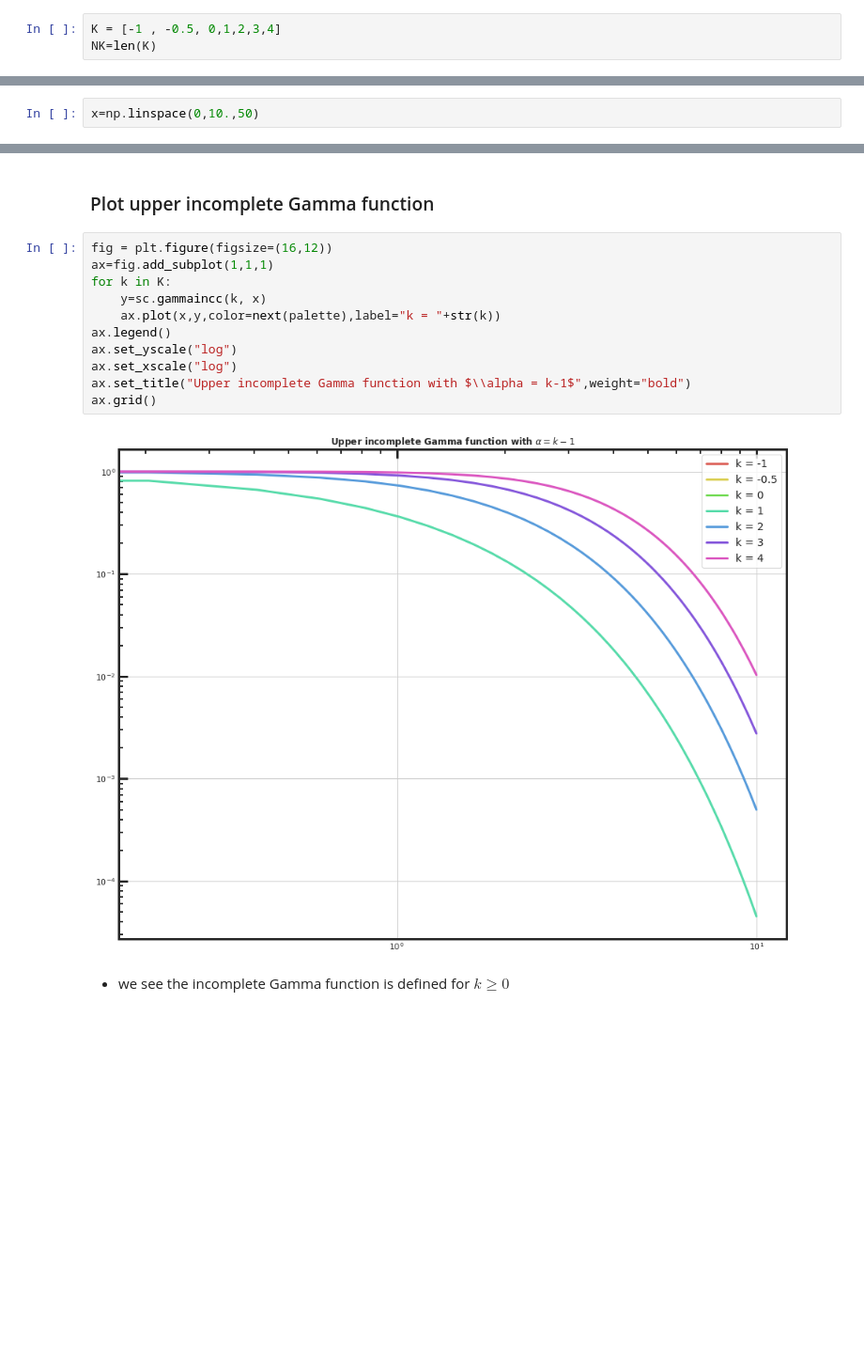
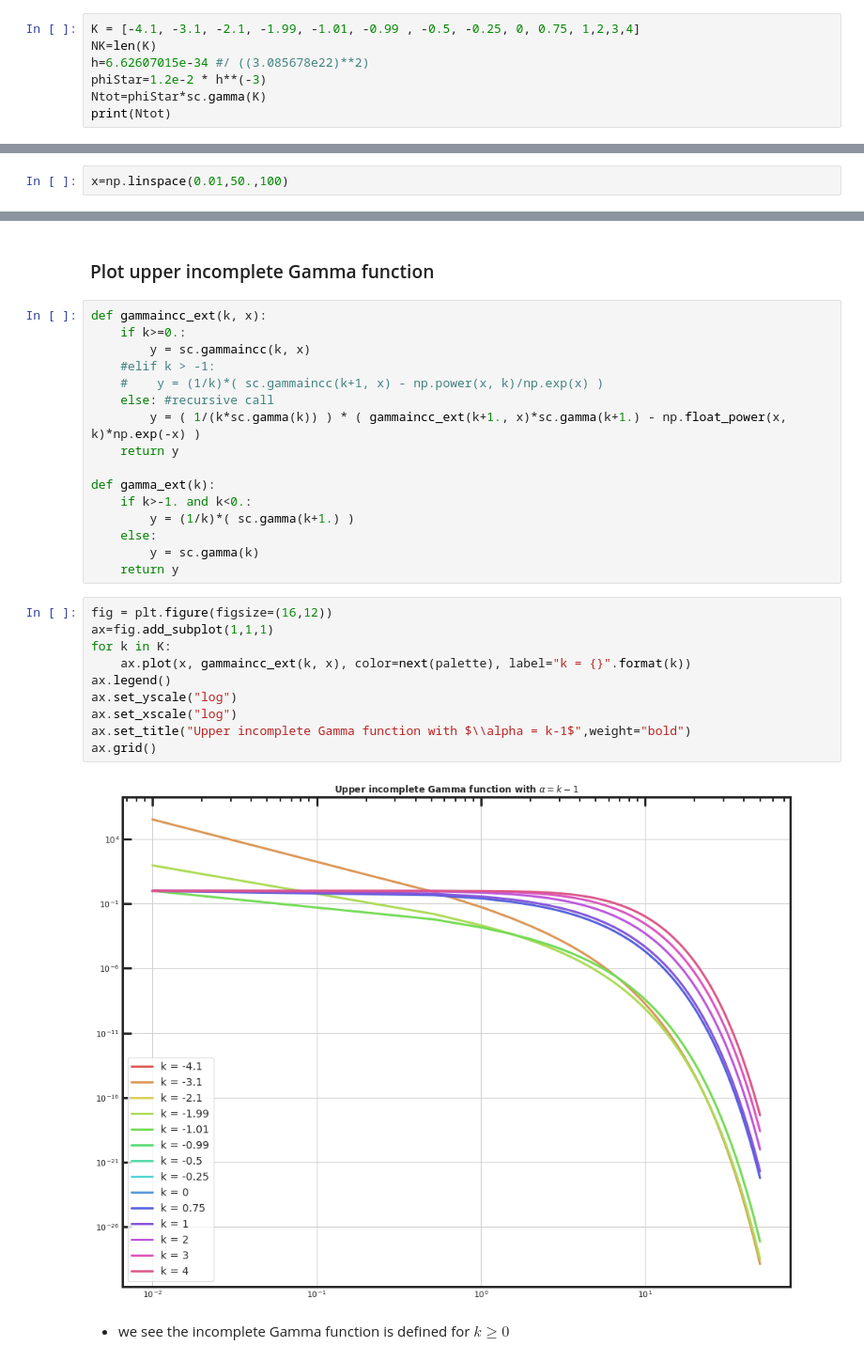
Before and after one commit to sylvielsstfr/Photoz-tools, a Jupyter notebook: ModelLuminosity.ipynb, the cells around one changed output, grey strips where cells are left out. Shown at 94% size. Saved outputs shown, nothing was run; the diff lists cells and outputs as text; blank space fills up the shorter version.

Commit message:
Model extended for negative k and bias calculation corrected to account the fact that scipy's incomplete gamma functions are regularized, i.e. already divided by the corresponding complete Gamma.

```diff
--- a/ModelLuminosity.ipynb
+++ b/ModelLuminosity.ipynb
@@ -80,5 +80,9 @@ $$
 \alpha = k-1
 $$
 # %%
-K = [-1 , -0.5, 0,1,2,3,4]
+K = [-4.1, -3.1, -2.1, -1.99, -1.01, -0.99 , -0.5, -0.25, 0, 0.75, 1,2,3,4]
 NK=len(K)
+h=6.62607015e-34 #/ ((3.085678e22)**2)
+phiStar=1.2e-2 * h**(-3)
+Ntot=phiStar*sc.gamma(K)
+print(Ntot)
@@ -85,7 +94,7 @@ NK=len(K)
 # %%
 palette = itertools.cycle(sns.color_palette("hls", NK))
 # %%
-x=np.linspace(0,10.,50)
+x=np.linspace(0.01,50.,100)
 # %%
 fig = plt.figure(figsize=(16,12))
 ax=fig.add_subplot(1,1,1)
@@ -152,19 +161,34 @@ $$
 - this gives the definition of $L^*$ for a known $\overline{L}$ and fixed $k = \alpha + 1$
 # %% [markdown]
 ### Plot upper incomplete Gamma function
+# %%
+def gammaincc_ext(k, x):
+    if k>=0.:
+        y = sc.gammaincc(k, x)
+    #elif k > -1:
+    #    y = (1/k)*( sc.gammaincc(k+1, x) - np.power(x, k)/np.exp(x) )
+    else: #recursive call
+        y = ( 1/(k*sc.gamma(k)) ) * ( gammaincc_ext(k+1., x)*sc.gamma(k+1.) - np.float_power(x, k)*np.exp(-x) )
+    return y
+
+def gamma_ext(k):
+    if k>-1. and k<0.:
+        y = (1/k)*( sc.gamma(k+1.) )
+    else:
+        y = sc.gamma(k)
+    return y
 # %%
 fig = plt.figure(figsize=(16,12))
 ax=fig.add_subplot(1,1,1)
 for k in K:
-    y=sc.gammaincc(k, x)
-    ax.plot(x,y,color=next(palette),label="k = "+str(k))
+    ax.plot(x, gammaincc_ext(k, x), color=next(palette), label="k = {}".format(k))
 ax.legend()
 ax.set_yscale("log")
 ax.set_xscale("log")
 ax.set_title("Upper incomplete Gamma function with $\\alpha = k-1$",weight="bold")
 ax.grid()
 # %% [output]
-[figure, old version]
+[figure, new version]
 # %% [markdown]
 - we see the incomplete Gamma function is defined for $k\ge 0$
 # %% [markdown]
```
Also changed, not shown: parts of 7 cells of this notebook, 1 other file.
